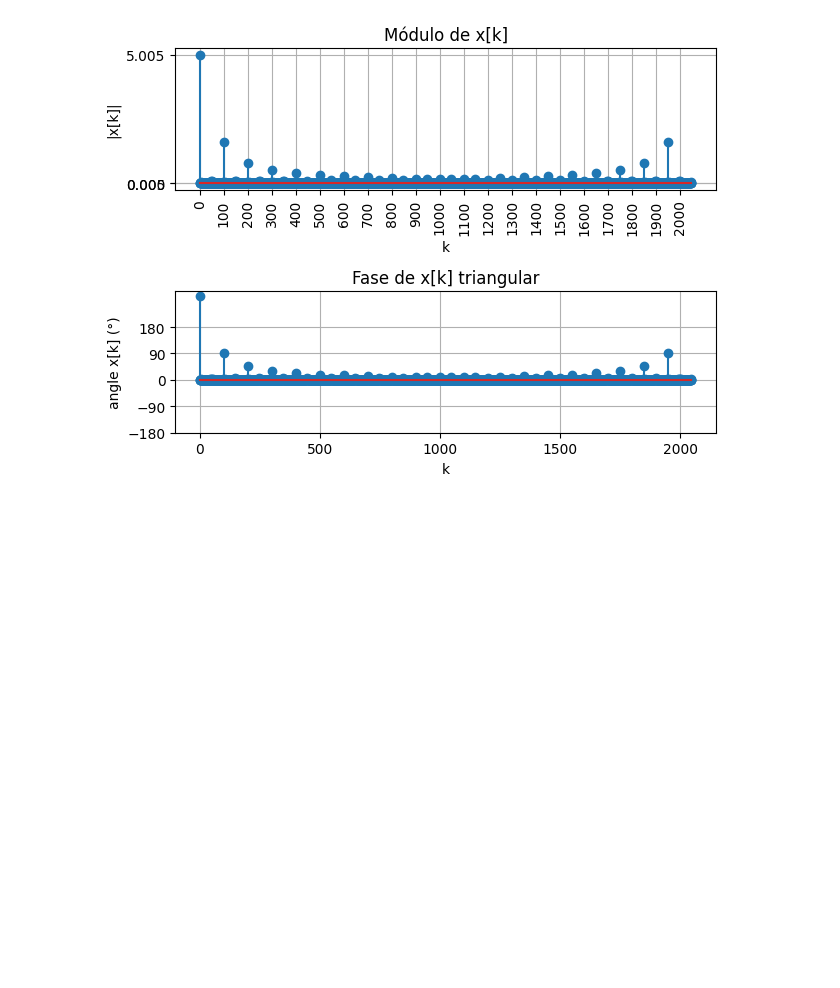
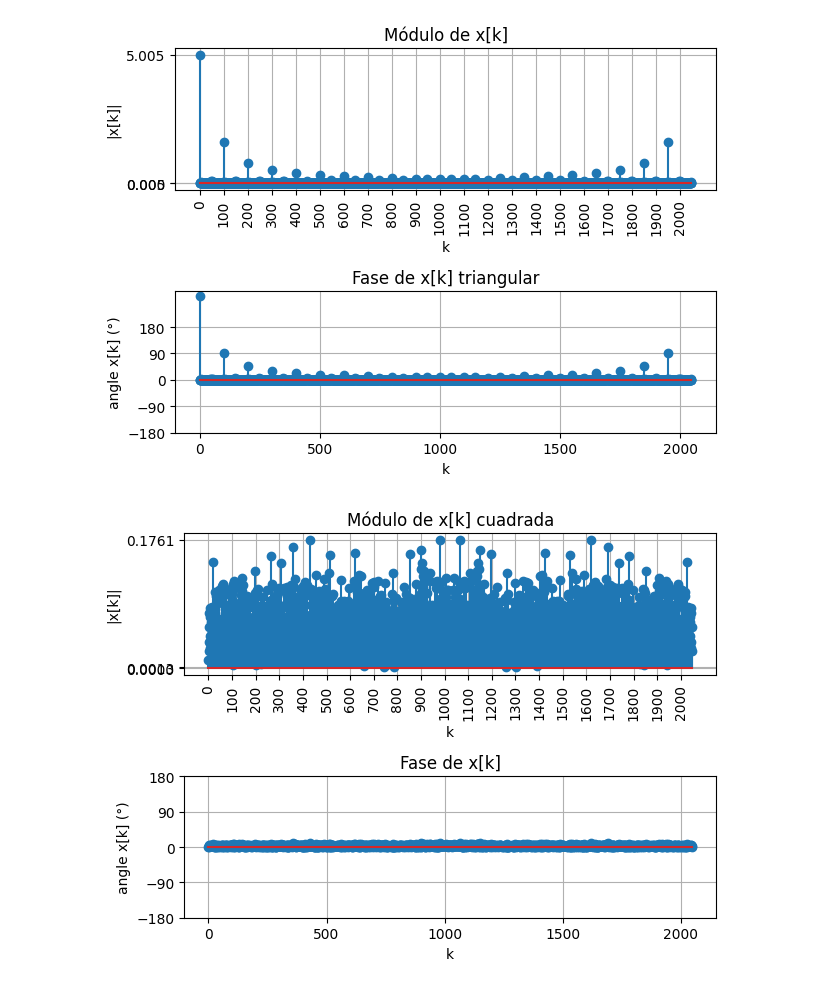
Before and after one commit to agustin-d-martinez/Procesamiento-Digital-de-Se-ales---2026, a Jupyter notebook: TS2/TS2.ipynb, the cells around one changed output. Saved outputs shown, nothing was run; the diff lists cells and outputs as text; code cells hidden in the pictures; blank space fills up the shorter version.

```diff
--- a/TS2/TS2.ipynb
+++ b/TS2/TS2.ipynb
@@ -391,3 +397,52 @@ plt.show()
 # %% [output]
 [figure]
 [figure]
+# %%
+import numpy as np
+import matplotlib.pyplot as plt
+
+
+##### Variables
+var = 3     # varianza
+N = 2048    # Cant Muestras
+fs = 2048   # Freq muestreo
+
+##### Funcion
+x1, _ = noise_generator(var, N, fs)
+
+##### Calculo de FFT
+x_k1 = my_DFT(x1)
+
+
+# Módulo y fase
+abs1 = np.abs(x_k1) / N    # Normalizacion
+ang1 = np.angle(x_k1)
+
+# Gráficas my_DFT ########################################
+x_labels = np.arange(stop=N, step=freq)
+plt.figure()
+
+# Módulo
+plt.subplot(2, 1, 1)
+plt.stem(abs1)
+plt.title("Módulo de x[k] cuadrada")
+plt.yticks([min(abs1.flatten()), 0, max(abs1.flatten())])
+plt.xticks(x_labels, rotation='vertical')
+
+plt.xlabel("k")
+plt.ylabel("|x[k]|")
+plt.grid()
+
+# Fase
+plt.subplot(2, 1, 2)
+plt.title("Fase de x[k]")
+plt.stem( np.rad2deg(abs1))
+plt.xlabel("k")
+plt.ylabel("angle x[k] (°)")
+plt.yticks([-180, -90, 0, 90, 180])
+plt.grid()
+
+plt.tight_layout()
+plt.show()
+# %% [output]
+[figure, added]
```
Also changed, not shown: parts of 3 cells of this notebook.
